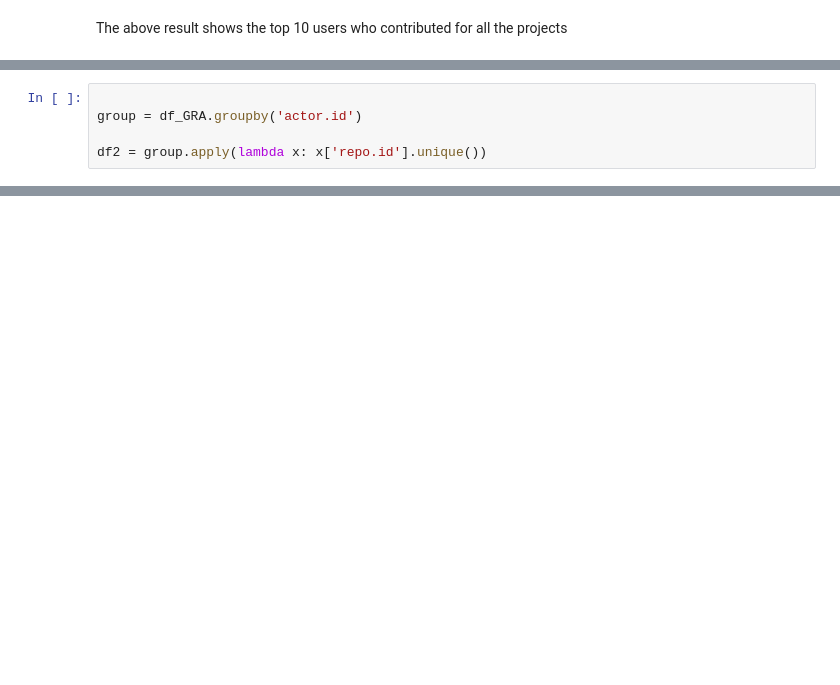
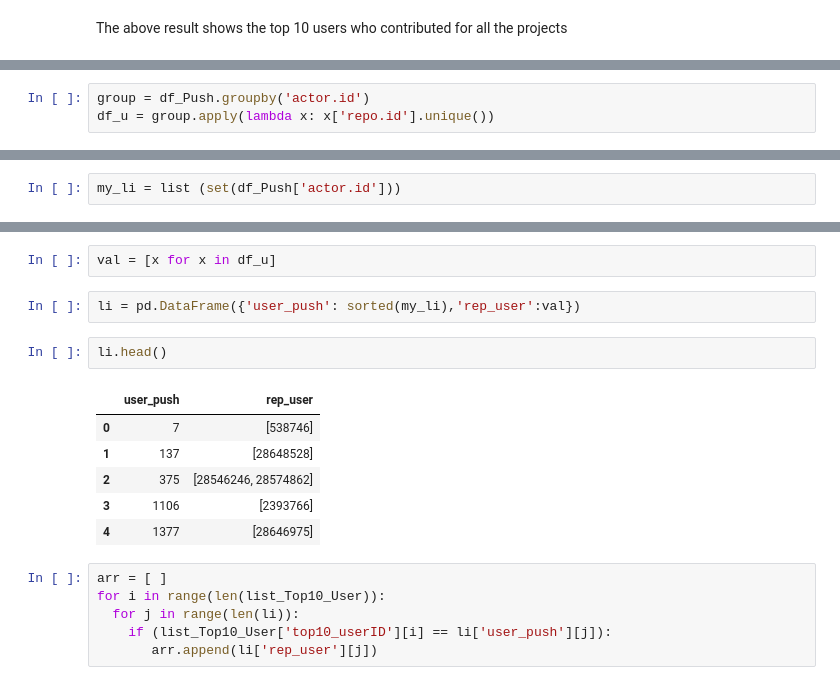
Before and after one commit to prithvikolla/GitHub_Repository_Analysis, a Jupyter notebook: GRA_Analysis.ipynb, the cells around one changed output, grey strips where cells are left out. Drawn from its saved outputs; the diff is of its cells as text; blank space fills up the shorter version.

```diff
--- a/GRA_Analysis.ipynb
+++ b/GRA_Analysis.ipynb
@@ -127,5 +165,3 @@ Find the unique repos that top 10 users have contributed to?
 # %%
-
-group = df_GRA.groupby('actor.id')
-
-df2 = group.apply(lambda x: x['repo.id'].unique())
+group = df_Push.groupby('actor.id')
+df_u = group.apply(lambda x: x['repo.id'].unique())
@@ -145,0 +168,2 @@ for i in range(len(top_10_ID)):
+# %%
+my_li = list (set(df_Push['actor.id']))
@@ -145,0 +186,19 @@ for i in range(len(top_10_ID)):
+# %%
+val = [x for x in df_u]
+# %%
+li = pd.DataFrame({'user_push': sorted(my_li),'rep_user':val})
+# %%
+li.head()
+# %% [output]
+|  | user_push | rep_user |
+| 0 | 7 | [538746] |
+| 1 | 137 | [28648528] |
+| 2 | 375 | [28546246, 28574862] |
+| 3 | 1106 | [2393766] |
+| 4 | 1377 | [28646975] |
+# %%
+arr = [ ]
+for i in range(len(list_Top10_User)):
+  for j in range(len(li)):
+    if (list_Top10_User['top10_userID'][i] == li['user_push'][j]):
+       arr.append(li['rep_user'][j])
```
Also changed, not shown: parts of 14 cells of this notebook.
